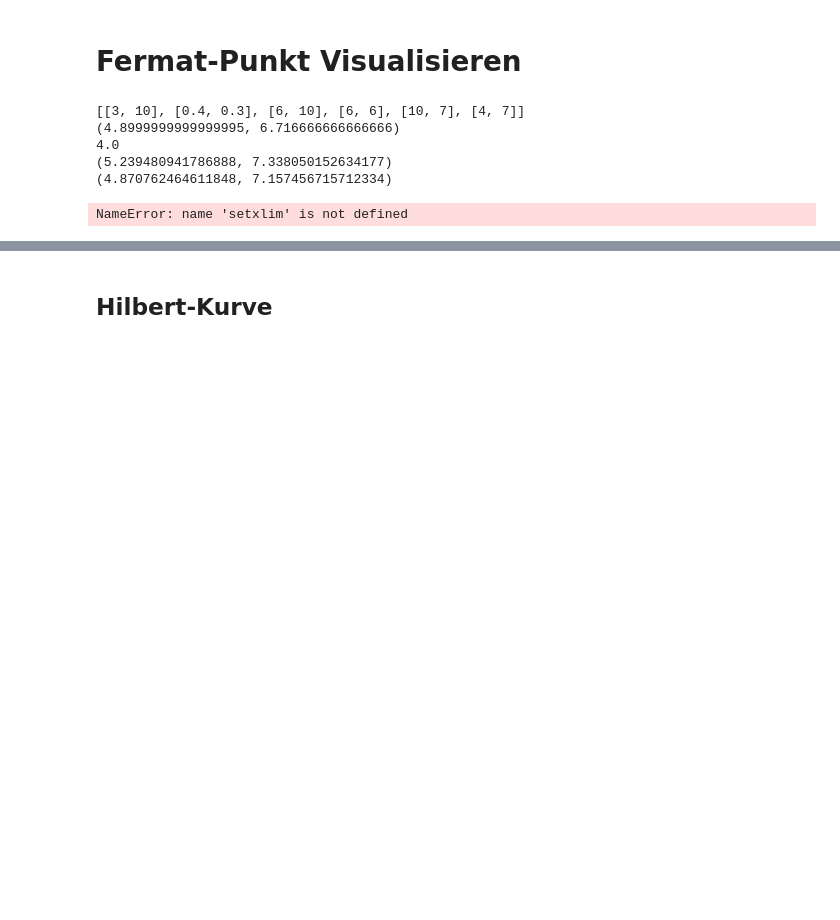
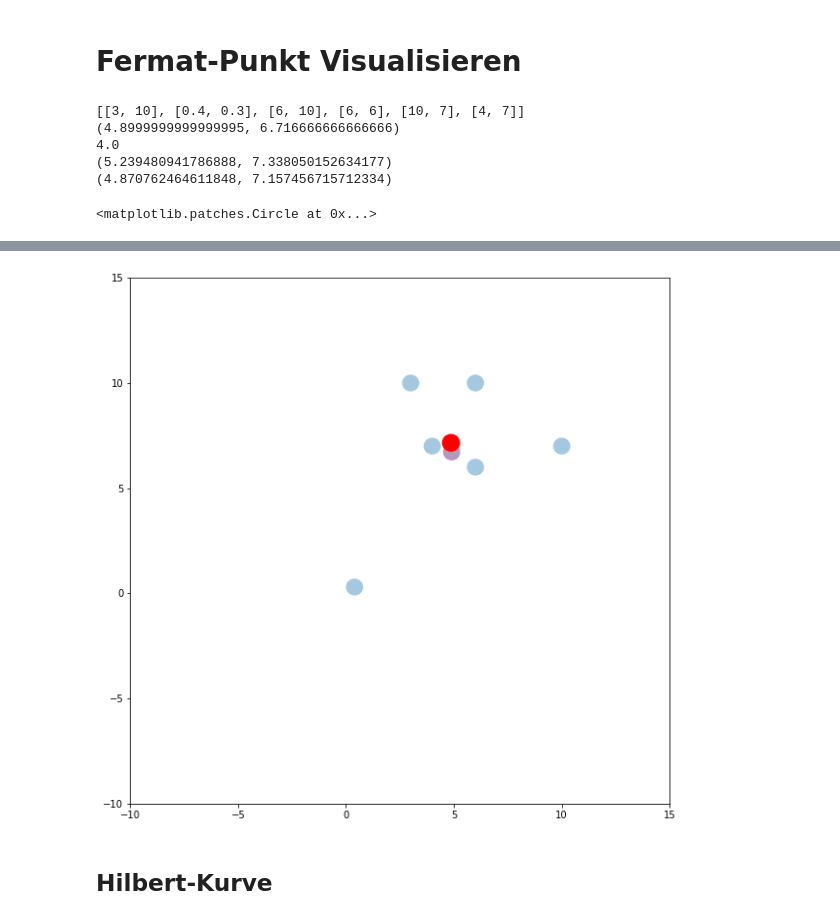
Before and after one commit to mgje/PIUMP, a Jupyter notebook: wr2018/Fraktale.ipynb, the cells around one changed output, grey strips where cells are left out. Cells and saved outputs as stored; diff of their text form; code cells hidden in the pictures; blank space fills up the shorter version.

Commit message:
fermat

```diff
--- a/wr2018/Fraktale.ipynb
+++ b/wr2018/Fraktale.ipynb
@@ -207,13 +207,14 @@ print(fermatpunkt(Punkte, 0.01))
 (4.870762464611848, 7.157456715712334)
 # %%
 import matplotlib.pyplot as plt
+import numpy as np;
 from matplotlib.patches import Circle, Wedge, Polygon
 from matplotlib.collections import PatchCollection
 
 fig, ax = plt.subplots(figsize=(10, 10))
 
-setxlim(-10,10)
-setylim(-10,10)
+plt.xlim(-10,15)
+plt.ylim(-10,15)
 
 patches = []
 for P in Punkte:
@@ -221,6 +222,23 @@ for P in Punkte:
     patches.append(circle)
 
 p = PatchCollection(patches, alpha=0.4)
+
 ax.add_collection(p)
+
+center=[]
+c = Circle(schwerpunkt(Punkte), 0.4)
+center.append(c)
+c = PatchCollection(center, alpha=0.4)
+c.set_array(np.array([0.9]))
+ax.add_collection(c)
+
+
+fp=[]
+f = Circle(fermatpunkt(Punkte, 0.01), 0.4, color='r')
+ax.add_artist(f)
+#fp.append(f)
+#fcol = PatchCollection(fp, alpha=0.4)
+#fcol.set_array(np.array([0.3]))
+#ax.add_collection(fcol)
 # %% [output]
-NameError: name 'setxlim' is not defined
+<matplotlib.patches.Circle at 0x...>
@@ -228,3 +245,4 @@ NameError: name 'setxlim' is not defined
+[figure, added]
 # %% [markdown]
 ## Hilbert-Kurve
 # %%
```
Also changed, not shown: parts of 1 cell of this notebook.
